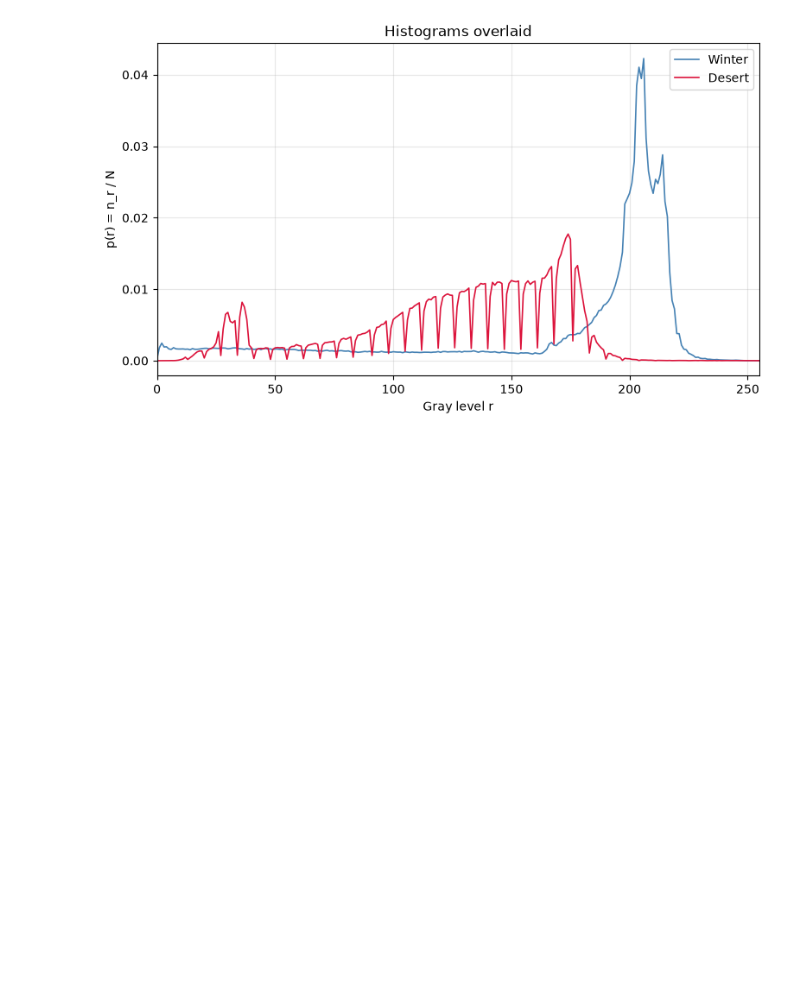
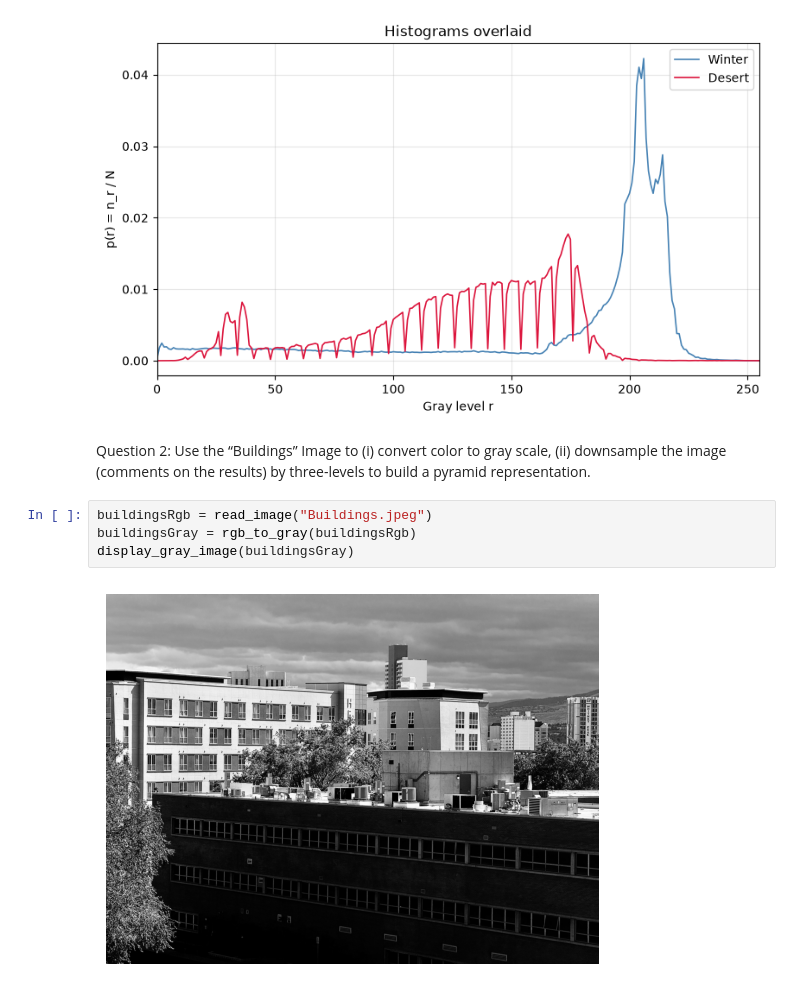
Before and after one commit to bdsh-14/unr-ee681-image-analysis, a Jupyter notebook: HW1/assignment1.ipynb, the cells around one changed output. Saved outputs shown, nothing was run; the diff lists cells and outputs as text; blank space fills up the shorter version.

```diff
--- a/HW1/assignment1.ipynb
+++ b/HW1/assignment1.ipynb
@@ -140,3 +140,11 @@ images be discriminated by their histogram?
 overlay_histograms(winterGray, desertGray, label1="Winter", label2="Desert")
 # %% [output]
 [figure]
+# %% [markdown]
+Question 2: Use the “Buildings” Image to (i) convert color to gray scale, (ii) downsample the image (comments on the results) by three-levels to build a pyramid representation.
+# %%
+buildingsRgb = read_image("Buildings.jpeg")
+buildingsGray = rgb_to_gray(buildingsRgb)
+display_gray_image(buildingsGray)
+# %% [output]
+[figure, added]
```
Also changed, not shown: parts of 2 cells of this notebook.
